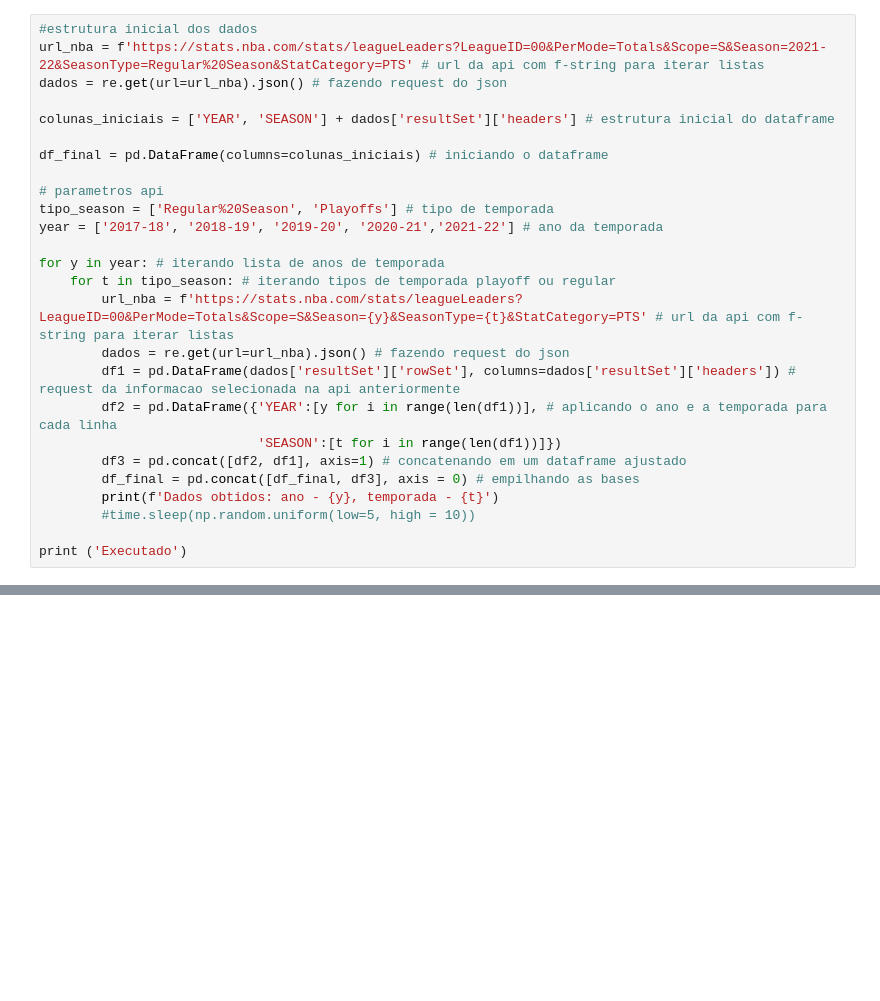
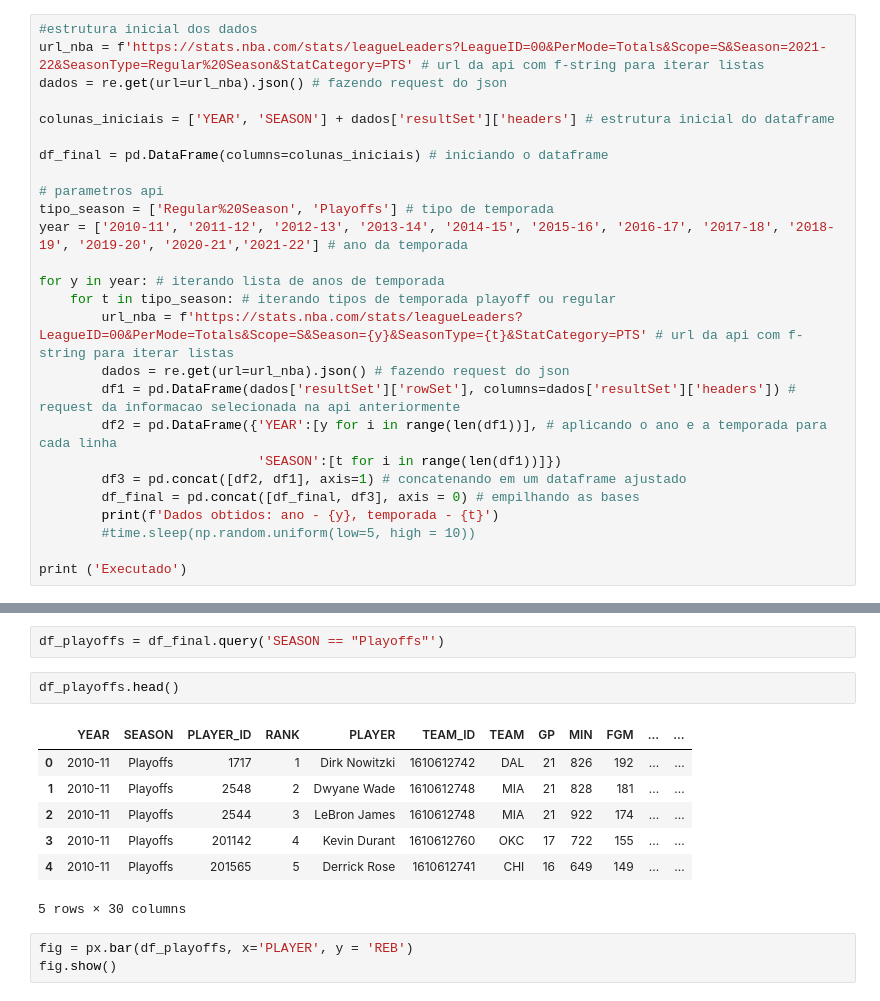
Before and after one commit to lpoggetto/analise_nba, a Jupyter notebook: estudo_liga_nba/analise_nba.ipynb, the cells around one changed output, grey strips where cells are left out. Saved outputs shown, nothing was run; the diff lists cells and outputs as text; blank space fills up the shorter version.

```diff
--- a/estudo_liga_nba/analise_nba.ipynb
+++ b/estudo_liga_nba/analise_nba.ipynb
@@ -18,7 +19,7 @@ df_final = pd.DataFrame(columns=colunas_iniciais) # iniciando o dataframe
 
 # parametros api
 tipo_season = ['Regular%20Season', 'Playoffs'] # tipo de temporada
-year = ['2017-18', '2018-19', '2019-20', '2020-21','2021-22'] # ano da temporada
+year = ['2010-11', '2011-12', '2012-13', '2013-14', '2014-15', '2015-16', '2016-17', '2017-18', '2018-19', '2019-20', '2020-21','2021-22'] # ano da temporada
 
 for y in year: # iterando lista de anos de temporada
     for t in tipo_season: # iterando tipos de temporada playoff ou regular
@@ -63,0 +76,15 @@ df_final
+# %%
+df_playoffs = df_final.query('SEASON == "Playoffs"')
+# %%
+df_playoffs.head()
+# %% [output]
+|  | YEAR | SEASON | PLAYER_ID | RANK | PLAYER | TEAM_ID | TEAM | GP | MIN | FGM | ... | ... |
+| 0 | 2010-11 | Playoffs | 1717 | 1 | Dirk Nowitzki | 1610612742 | DAL | 21 | 826 | 192 | ... | ... |
+| 1 | 2010-11 | Playoffs | 2548 | 2 | Dwyane Wade | 1610612748 | MIA | 21 | 828 | 181 | ... | ... |
+| 2 | 2010-11 | Playoffs | 2544 | 3 | LeBron James | 1610612748 | MIA | 21 | 922 | 174 | ... | ... |
+| 3 | 2010-11 | Playoffs | 201142 | 4 | Kevin Durant | 1610612760 | OKC | 17 | 722 | 155 | ... | ... |
+| 4 | 2010-11 | Playoffs | 201565 | 5 | Derrick Rose | 1610612741 | CHI | 16 | 649 | 149 | ... | ... |
+5 rows × 30 columns
+# %%
+fig = px.bar(df_playoffs, x='PLAYER', y = 'REB')
+fig.show()
```
Also changed, not shown: parts of 4 cells of this notebook, 18 other files.
